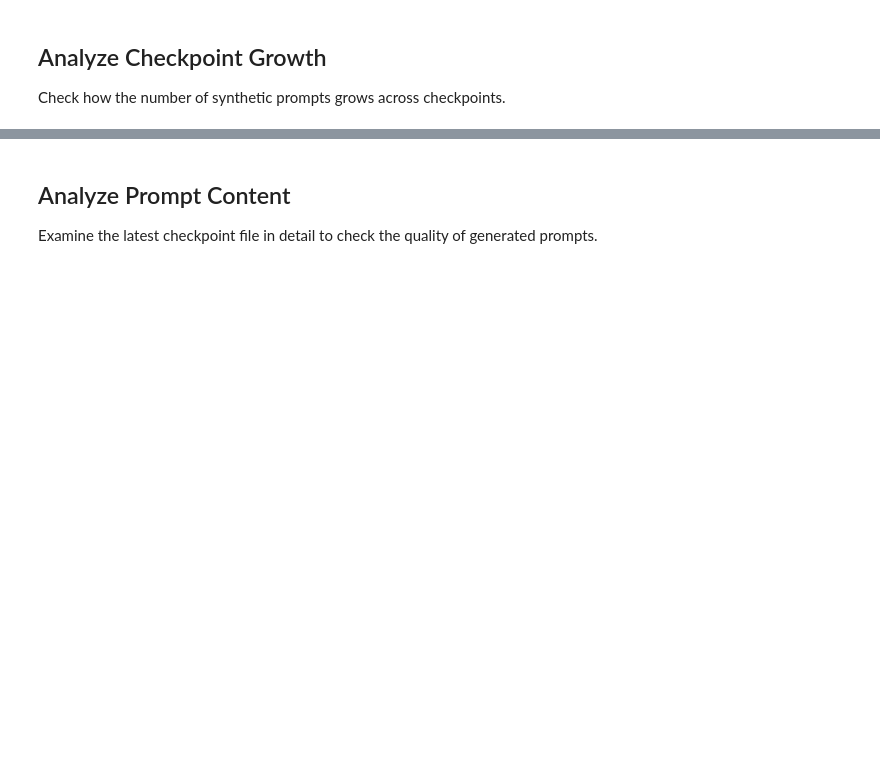
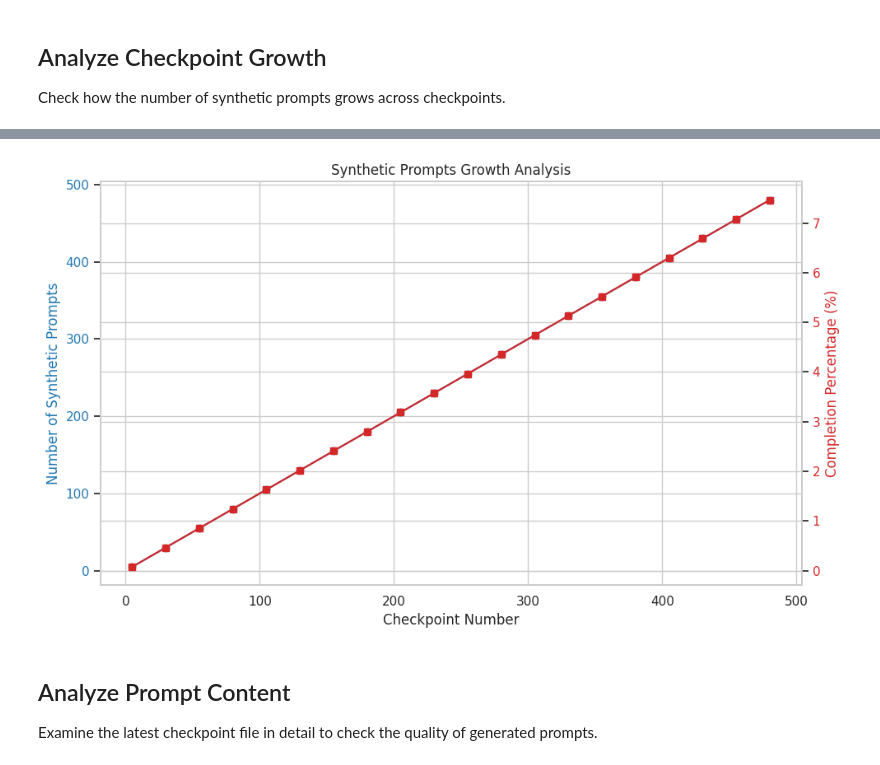
Before and after one commit to SebastianNagl/CourtPressGER, a Jupyter notebook: notebooks/snapshot_check.ipynb, the cells around one changed output, grey strips where cells are left out. Saved outputs shown, nothing was run; the diff lists cells and outputs as text; code cells hidden in the pictures; blank space fills up the shorter version.

Commit message:
Finalized synth prompt checker

```diff
--- a/notebooks/snapshot_check.ipynb
+++ b/notebooks/snapshot_check.ipynb
@@ -43,14 +61,21 @@ Check how the number of synthetic prompts grows across checkpoints.
 # Create a dictionary to store checkpoint info
 checkpoint_stats = {}
 
-# Load each checkpoint file and extract basic statistics
+# Load each checkpoint file and extract basic statistics focused on synthetic prompts
 for file in checkpoint_files:
     checkpoint_num = int(file.split('_')[-1].split('.')[0])
     df = pd.read_csv(file)
 
+    # Count synthetic prompts (non-null values)
+    synthetic_prompts_count = df['synthetic_prompt'].notna().sum() if 'synthetic_prompt' in df.columns else 0
+    total_entries = len(df)
+    completion_percentage = (synthetic_prompts_count / total_entries) * 100 if total_entries > 0 else 0
+
     # Store stats
     checkpoint_stats[checkpoint_num] = {
-        'num_prompts': len(df),
+        'total_entries': total_entries,
+        'synthetic_prompts_count': synthetic_prompts_count,
+        'completion_percentage': completion_percentage,
         'file_size_kb': os.path.getsize(file) / 1024,
         'data': df
     }
@@ -58,7 +83,9 @@ for file in checkpoint_files:
 # Create a dataframe of checkpoint statistics
 stats_df = pd.DataFrame({
     'checkpoint': list(checkpoint_stats.keys()),
-    'num_prompts': [stats['num_prompts'] for stats in checkpoint_stats.values()],
+    'total_entries': [stats['total_entries'] for stats in checkpoint_stats.values()],
+    'synthetic_prompts_count': [stats['synthetic_prompts_count'] for stats in checkpoint_stats.values()],
+    'completion_percentage': [stats['completion_percentage'] for stats in checkpoint_stats.values()],
     'file_size_kb': [stats['file_size_kb'] for stats in checkpoint_stats.values()]
 })
 
@@ -67,20 +112,22 @@ stats_df
 # %%
-# Visualize the growth of prompts across checkpoints
+# Visualize the growth of synthetic prompts across checkpoints
 fig, ax1 = plt.subplots(figsize=(10, 6))
 
 ax1.set_xlabel('Checkpoint Number')
-ax1.set_ylabel('Number of Prompts', color='tab:blue')
-ax1.plot(stats_df['checkpoint'], stats_df['num_prompts'], marker='o', color='tab:blue')
+ax1.set_ylabel('Number of Synthetic Prompts', color='tab:blue')
+ax1.plot(stats_df['checkpoint'], stats_df['synthetic_prompts_count'], marker='o', color='tab:blue')
 ax1.tick_params(axis='y', labelcolor='tab:blue')
 
 ax2 = ax1.twinx()  # Create a second y-axis
-ax2.set_ylabel('File Size (KB)', color='tab:red')
-ax2.plot(stats_df['checkpoint'], stats_df['file_size_kb'], marker='s', color='tab:red')
+ax2.set_ylabel('Completion Percentage (%)', color='tab:red')
+ax2.plot(stats_df['checkpoint'], stats_df['completion_percentage'], marker='s', color='tab:red')
 ax2.tick_params(axis='y', labelcolor='tab:red')
 
-plt.title('Checkpoint Growth Analysis')
+plt.title('Synthetic Prompts Growth Analysis')
 fig.tight_layout()
 plt.show()
+# %% [output]
+[figure, added]
 # %% [markdown]
 ## Analyze Prompt Content
 
```
Also changed, not shown: parts of 10 cells of this notebook.
